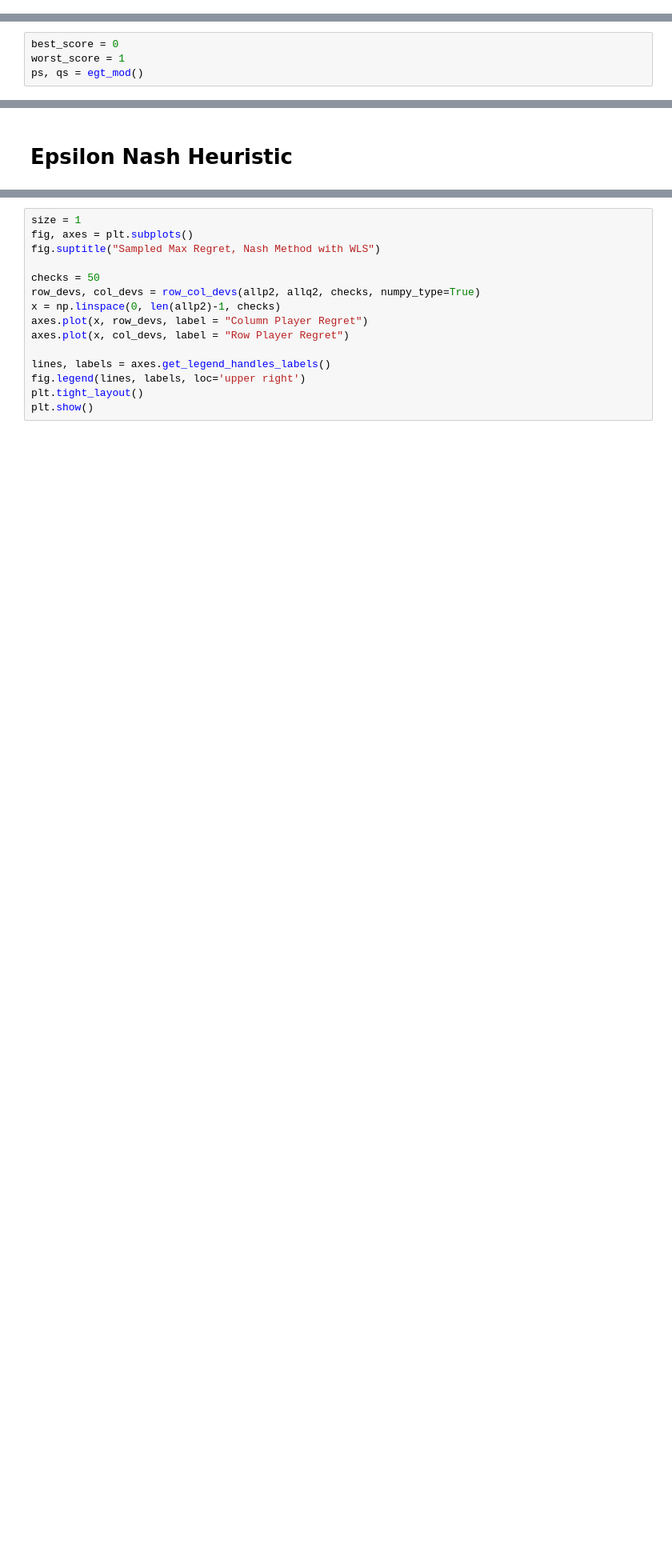
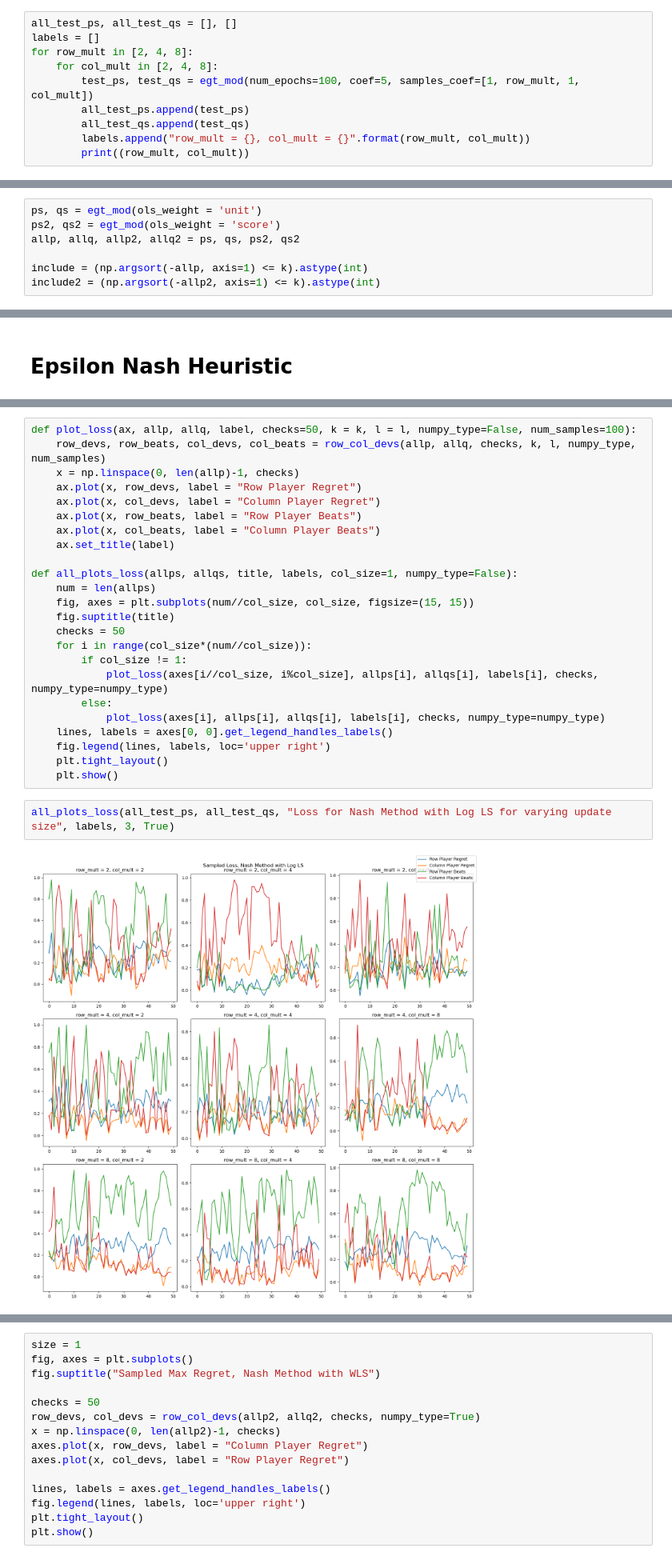
Before and after one commit to MalcolmForsyth/580Project, a Jupyter notebook: continuous/continuous.ipynb, the cells around one changed output, grey strips where cells are left out. Shown at 80% size. Saved outputs shown, nothing was run; the diff lists cells and outputs as text; blank space fills up the shorter version.

```diff
--- a/continuous/continuous.ipynb
+++ b/continuous/continuous.ipynb
@@ -872,0 +1015,10 @@ def egt_mod(num_epochs = 500, coef = 1, rep_score = 'mean', ols_weight = 'score'
+# %%
+all_test_ps, all_test_qs = [], []
+labels = []
+for row_mult in [2, 4, 8]:
+    for col_mult in [2, 4, 8]:
+        test_ps, test_qs = egt_mod(num_epochs=100, coef=5, samples_coef=[1, row_mult, 1, col_mult])
+        all_test_ps.append(test_ps)
+        all_test_qs.append(test_qs)
+        labels.append("row_mult = {}, col_mult = {}".format(row_mult, col_mult))
+        print((row_mult, col_mult))
@@ -873,4 +1055,7 @@ def egt_mod(num_epochs = 500, coef = 1, rep_score = 'mean', ols_weight = 'score'
 # %%
-best_score = 0
-worst_score = 1
-ps, qs = egt_mod()
+ps, qs = egt_mod(ols_weight = 'unit')
+ps2, qs2 = egt_mod(ols_weight = 'score')
+allp, allq, allp2, allq2 = ps, qs, ps2, qs2
+
+include = (np.argsort(-allp, axis=1) <= k).astype(int)
+include2 = (np.argsort(-allp2, axis=1) <= k).astype(int)
@@ -1037,3 +1179,31 @@ plt.tight_layout()
 plt.show()
 # %% [output]
 [figure]
+# %%
+def plot_loss(ax, allp, allq, label, checks=50, k = k, l = l, numpy_type=False, num_samples=100):
+    row_devs, row_beats, col_devs, col_beats = row_col_devs(allp, allq, checks, k, l, numpy_type, num_samples)
+    x = np.linspace(0, len(allp)-1, checks)
+    ax.plot(x, row_devs, label = "Row Player Regret")
+    ax.plot(x, col_devs, label = "Column Player Regret")
+    ax.plot(x, row_beats, label = "Row Player Beats")
+    ax.plot(x, col_beats, label = "Column Player Beats")
+    ax.set_title(label)
+
+def all_plots_loss(allps, allqs, title, labels, col_size=1, numpy_type=False):
+    num = len(allps)
+    fig, axes = plt.subplots(num//col_size, col_size, figsize=(15, 15))
+    fig.suptitle(title)
+    checks = 50
+    for i in range(col_size*(num//col_size)):
+        if col_size != 1:
+            plot_loss(axes[i//col_size, i%col_size], allps[i], allqs[i], labels[i], checks, numpy_type=numpy_type)
+        else:
+            plot_loss(axes[i], allps[i], allqs[i], labels[i], checks, numpy_type=numpy_type)
+    lines, labels = axes[0, 0].get_legend_handles_labels()
+    fig.legend(lines, labels, loc='upper right')
+    plt.tight_layout()
+    plt.show()
+# %%
+all_plots_loss(all_test_ps, all_test_qs, "Loss for Nash Method with Log LS for varying update size", labels, 3, True)
+# %% [output]
+[figure, added]
```
Also changed, not shown: parts of 24 cells of this notebook.
